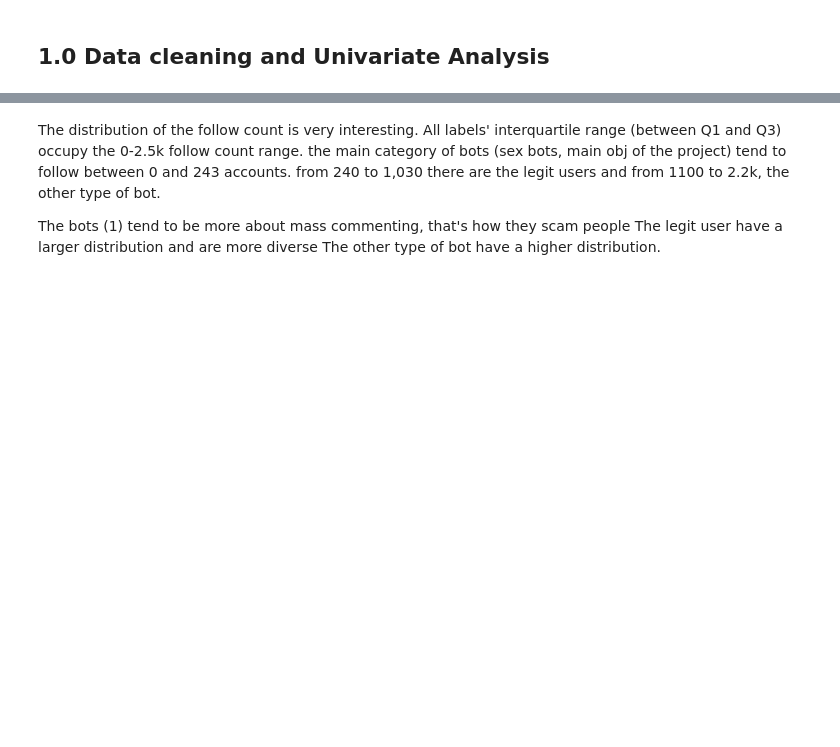
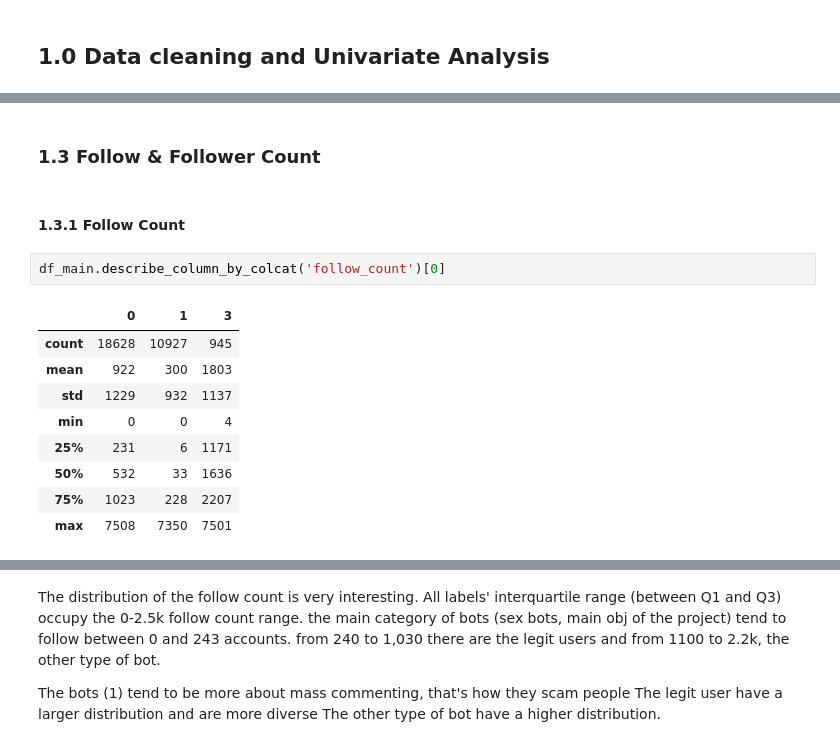
Before and after one commit to marclelamy/instagram_bot_classification, a Jupyter notebook: 4_data_exploration_feature_eng.ipynb, the cells around one changed output, grey strips where cells are left out. Drawn from its saved outputs; the diff is of its cells as text; blank space fills up the shorter version.

```diff
--- a/4_data_exploration_feature_eng.ipynb
+++ b/4_data_exploration_feature_eng.ipynb
@@ -340,0 +711,16 @@ sorted(df_main['label'].unique())
+# %% [markdown]
+### 1.3 Follow & Follower Count
+# %% [markdown]
+#### 1.3.1 Follow Count
+# %%
+df_main.describe_column_by_colcat('follow_count')[0]
+# %% [output]
+|  | 0 | 1 | 3 |
+| count | 18628 | 10927 | 945 |
+| mean | 922 | 300 | 1803 |
+| std | 1229 | 932 | 1137 |
+| min | 0 | 0 | 4 |
+| 25% | 231 | 6 | 1171 |
+| 50% | 532 | 33 | 1636 |
+| 75% | 1023 | 228 | 2207 |
+| max | 7508 | 7350 | 7501 |
```
Also changed, not shown: parts of 93 cells of this notebook.
